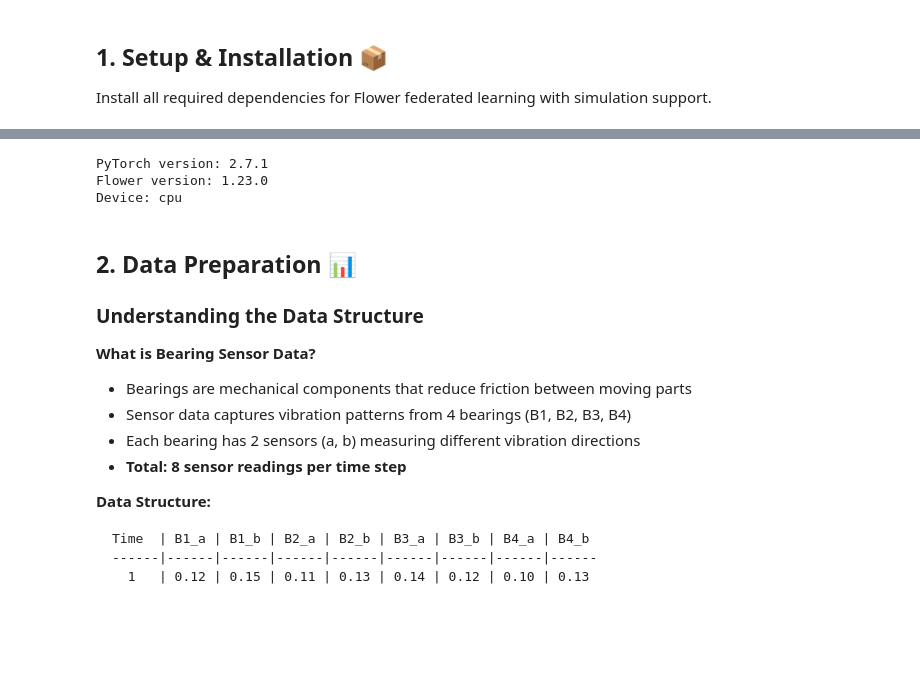
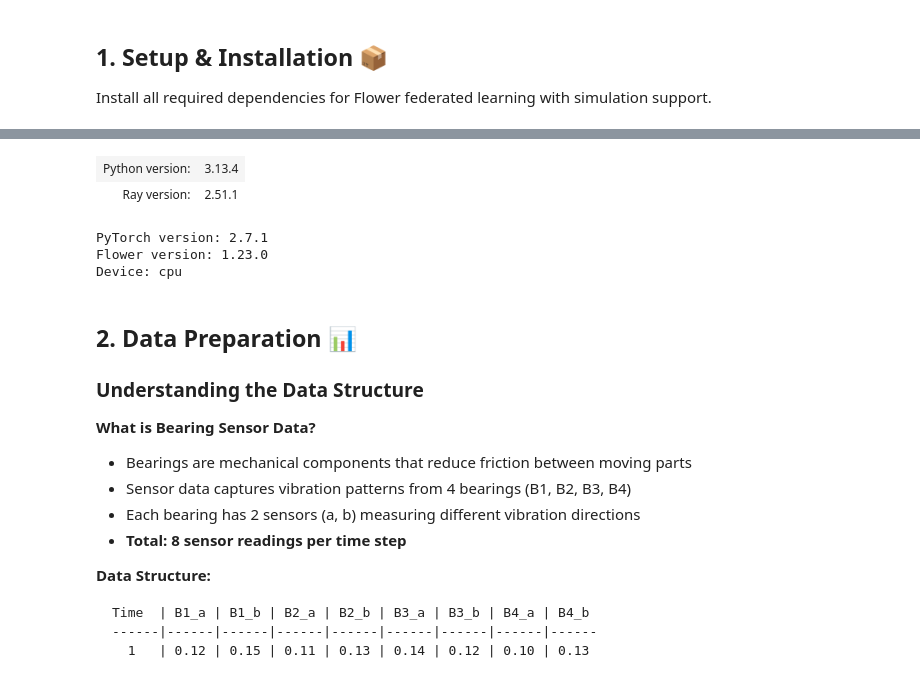
Before and after one commit to lovebmt/master25-ktdl-dfl-bearing, a Jupyter notebook: Federated_Learning_Bearing_Autoencoder.ipynb, the cells around one changed output, grey strips where cells are left out. Drawn from its saved outputs; the diff is of its cells as text; code cells hidden in the pictures; blank space fills up the shorter version.

```diff
--- a/Federated_Learning_Bearing_Autoencoder.ipynb
+++ b/Federated_Learning_Bearing_Autoencoder.ipynb
@@ -93,10 +74,21 @@ ROUND 1:
 Install all required dependencies for Flower federated learning with simulation support.
 # %%
 # Install dependencies
-!pip install -q flwr[simulation]>=1.23.0
-!pip install -q torch torchvision
-!pip install -q pandas numpy matplotlib scikit-learn
-!pip install -q ray>=2.10.0
+%pip install  "flwr[simulation]>=1.23.0"
+%pip install  torch torchvision
+%pip install  pandas numpy matplotlib scikit-learn
+%pip install "ray>=2.10.0"
 
 print("✅ All dependencies installed successfully!")
+import ray
+import logging
+import os
+
+# Tắt log Ray
+os.environ["RAY_LOG_TO_STDERR"] = "0"
+os.environ["RAY_BACKEND_LOG_LEVEL"] = "ERROR"
+os.environ["RAY_LOG_LEVEL"] = "ERROR"
+
+# Khởi tạo Ray
+ray.init(ignore_reinit_error=True, log_to_driver=False)
 # %% [output]
@@ -104,2 +117,4 @@ print("✅ All dependencies installed successfully!")
+| Python version: | 3.13.4 |
+| Ray version: | 2.51.1 |
 # %%
 # Import necessary libraries
```
Also changed, not shown: parts of 48 cells of this notebook, 5 other files.
